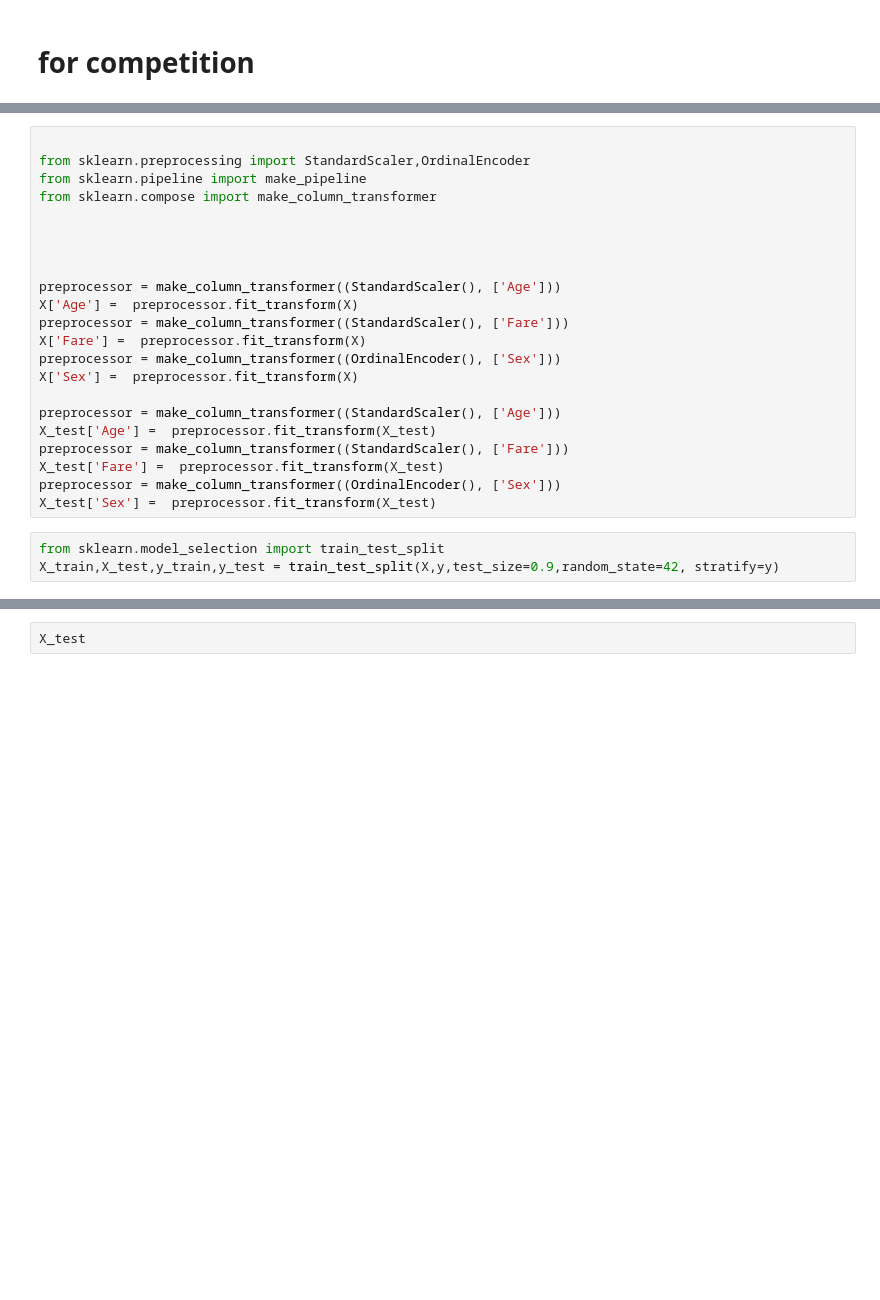
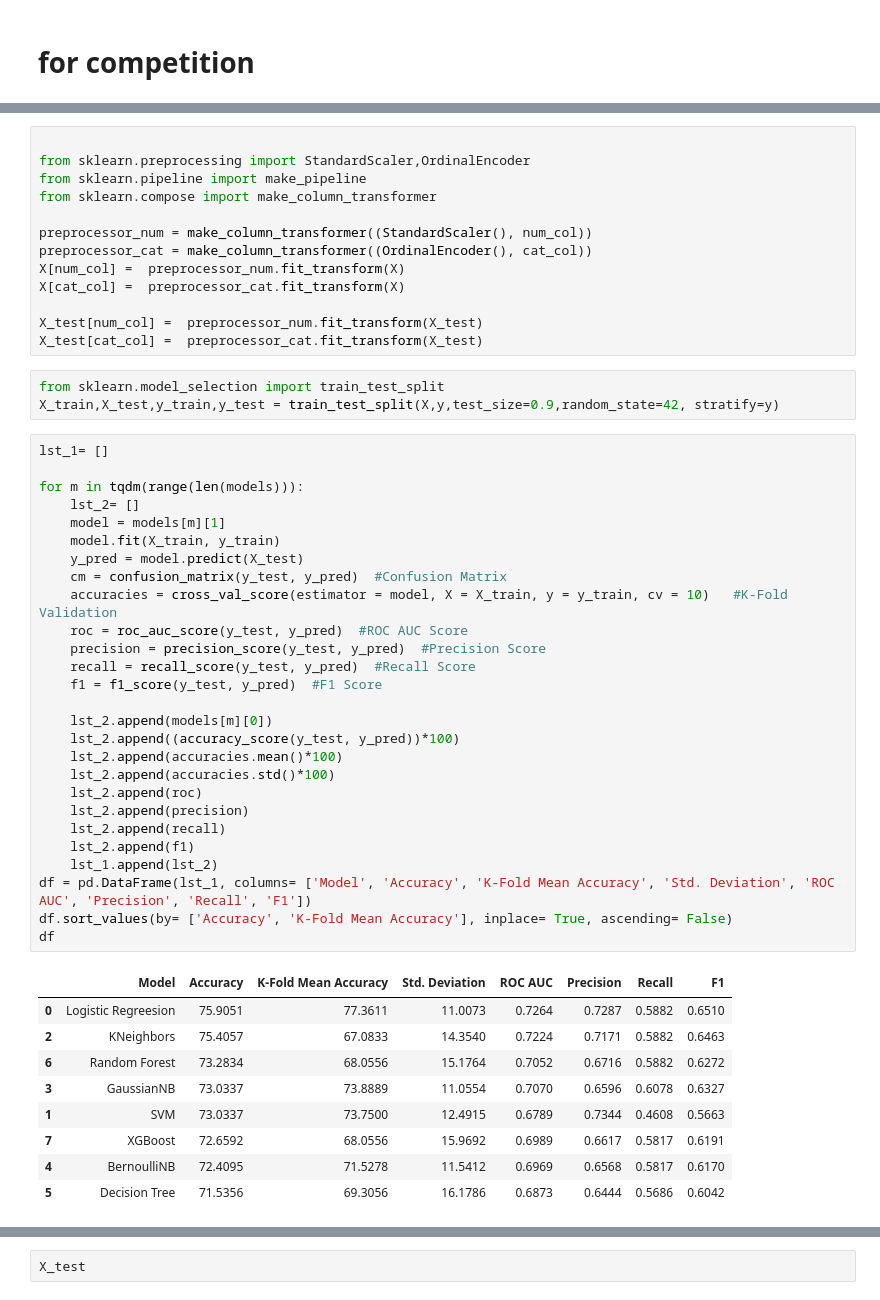
Before and after one commit to adilo231/Python-for-machine-learning, a Jupyter notebook: Exercices Global/TitanicDataset.ipynb, the cells around one changed output, grey strips where cells are left out. Cells and saved outputs as stored; diff of their text form; blank space fills up the shorter version.

```diff
--- a/Exercices Global/TitanicDataset.ipynb
+++ b/Exercices Global/TitanicDataset.ipynb
@@ -308,25 +360,53 @@ from sklearn.preprocessing import StandardScaler,OrdinalEncoder
 from sklearn.pipeline import make_pipeline
 from sklearn.compose import make_column_transformer
 
+preprocessor_num = make_column_transformer((StandardScaler(), num_col))
+preprocessor_cat = make_column_transformer((OrdinalEncoder(), cat_col))
+X[num_col] =  preprocessor_num.fit_transform(X)
+X[cat_col] =  preprocessor_cat.fit_transform(X)
 
-
-
-preprocessor = make_column_transformer((StandardScaler(), ['Age']))
-X['Age'] =  preprocessor.fit_transform(X)
-preprocessor = make_column_transformer((StandardScaler(), ['Fare']))
-X['Fare'] =  preprocessor.fit_transform(X)
-preprocessor = make_column_transformer((OrdinalEncoder(), ['Sex']))
-X['Sex'] =  preprocessor.fit_transform(X)
-
-preprocessor = make_column_transformer((StandardScaler(), ['Age']))
-X_test['Age'] =  preprocessor.fit_transform(X_test)
-preprocessor = make_column_transformer((StandardScaler(), ['Fare']))
-X_test['Fare'] =  preprocessor.fit_transform(X_test)
-preprocessor = make_column_transformer((OrdinalEncoder(), ['Sex']))
-X_test['Sex'] =  preprocessor.fit_transform(X_test)
+X_test[num_col] =  preprocessor_num.fit_transform(X_test)
+X_test[cat_col] =  preprocessor_cat.fit_transform(X_test)
 # %%
 from sklearn.model_selection import train_test_split
 X_train,X_test,y_train,y_test = train_test_split(X,y,test_size=0.9,random_state=42, stratify=y)
+# %%
+lst_1= []
+
+for m in tqdm(range(len(models))):
+    lst_2= []
+    model = models[m][1]
+    model.fit(X_train, y_train)
+    y_pred = model.predict(X_test)
+    cm = confusion_matrix(y_test, y_pred)  #Confusion Matrix
+    accuracies = cross_val_score(estimator = model, X = X_train, y = y_train, cv = 10)   #K-Fold Validation
+    roc = roc_auc_score(y_test, y_pred)  #ROC AUC Score
+    precision = precision_score(y_test, y_pred)  #Precision Score
+    recall = recall_score(y_test, y_pred)  #Recall Score
+    f1 = f1_score(y_test, y_pred)  #F1 Score
+
+    lst_2.append(models[m][0])
+    lst_2.append((accuracy_score(y_test, y_pred))*100)
+    lst_2.append(accuracies.mean()*100)
+    lst_2.append(accuracies.std()*100)
+    lst_2.append(roc)
+    lst_2.append(precision)
+    lst_2.append(recall)
+    lst_2.append(f1)
+    lst_1.append(lst_2)
+df = pd.DataFrame(lst_1, columns= ['Model', 'Accuracy', 'K-Fold Mean Accuracy', 'Std. Deviation', 'ROC AUC', 'Precision', 'Recall', 'F1'])
+df.sort_values(by= ['Accuracy', 'K-Fold Mean Accuracy'], inplace= True, ascending= False)
+df
+# %% [output]
+|  | Model | Accuracy | K-Fold Mean Accuracy | Std. Deviation | ROC AUC | Precision | Recall | F1 |
+| 0 | Logistic Regreesion | 75.9051 | 77.3611 | 11.0073 | 0.7264 | 0.7287 | 0.5882 | 0.6510 |
+| 2 | KNeighbors | 75.4057 | 67.0833 | 14.3540 | 0.7224 | 0.7171 | 0.5882 | 0.6463 |
+| 6 | Random Forest | 73.2834 | 68.0556 | 15.1764 | 0.7052 | 0.6716 | 0.5882 | 0.6272 |
+| 3 | GaussianNB | 73.0337 | 73.8889 | 11.0554 | 0.7070 | 0.6596 | 0.6078 | 0.6327 |
+| 1 | SVM | 73.0337 | 73.7500 | 12.4915 | 0.6789 | 0.7344 | 0.4608 | 0.5663 |
+| 7 | XGBoost | 72.6592 | 68.0556 | 15.9692 | 0.6989 | 0.6617 | 0.5817 | 0.6191 |
+| 4 | BernoulliNB | 72.4095 | 71.5278 | 11.5412 | 0.6969 | 0.6568 | 0.5817 | 0.6170 |
+| 5 | Decision Tree | 71.5356 | 69.3056 | 16.1786 | 0.6873 | 0.6444 | 0.5686 | 0.6042 |
 # %%
 lst_2=[]
 param= {'n_neighbors':range(1,15), 'metric': ['euclidean', 'manhattan', 'chebyshev', 'minkowski']}
```
Also changed, not shown: parts of 22 cells of this notebook.
